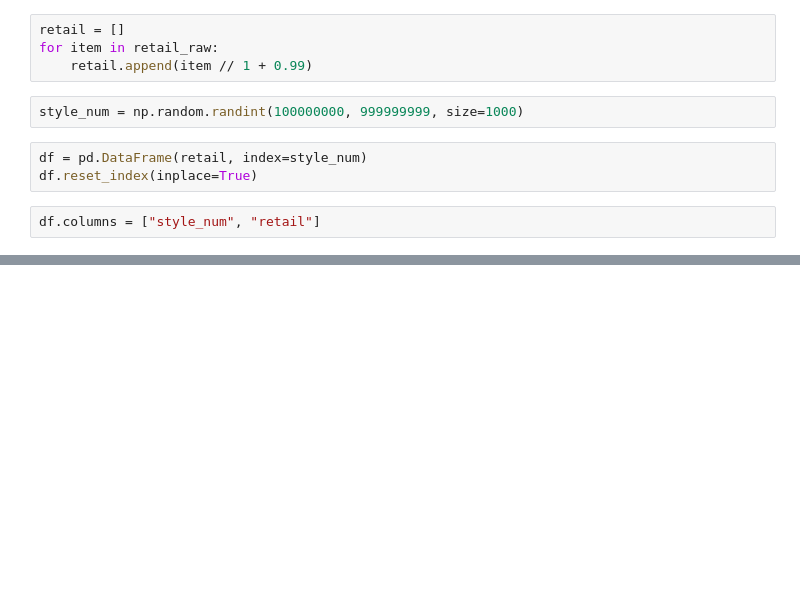
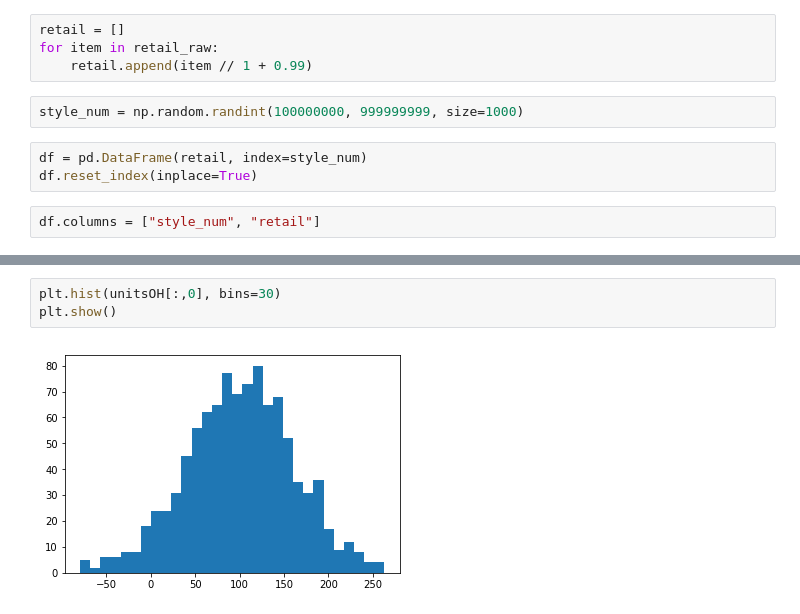
Before and after one commit to jeremymiller00/DataGen, a Jupyter notebook: notebooks/DataGen.ipynb, the cells around one changed output, grey strips where cells are left out. Cells and saved outputs as stored; diff of their text form; blank space fills up the shorter version.

```diff
--- a/notebooks/DataGen.ipynb
+++ b/notebooks/DataGen.ipynb
@@ -62,0 +129,5 @@ df
+# %%
+plt.hist(unitsOH[:,0], bins=30)
+plt.show()
+# %% [output]
+[figure, added]
```
Also changed, not shown: parts of 20 cells of this notebook.
